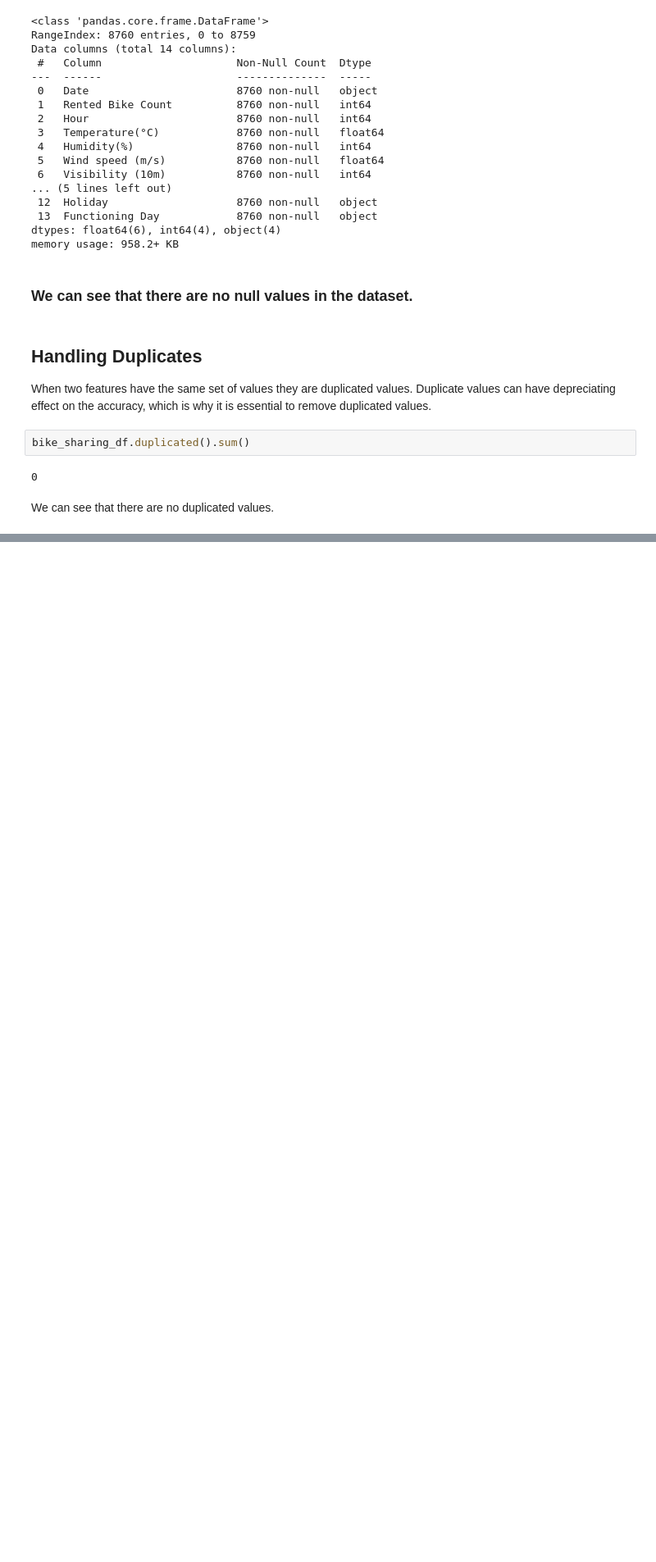
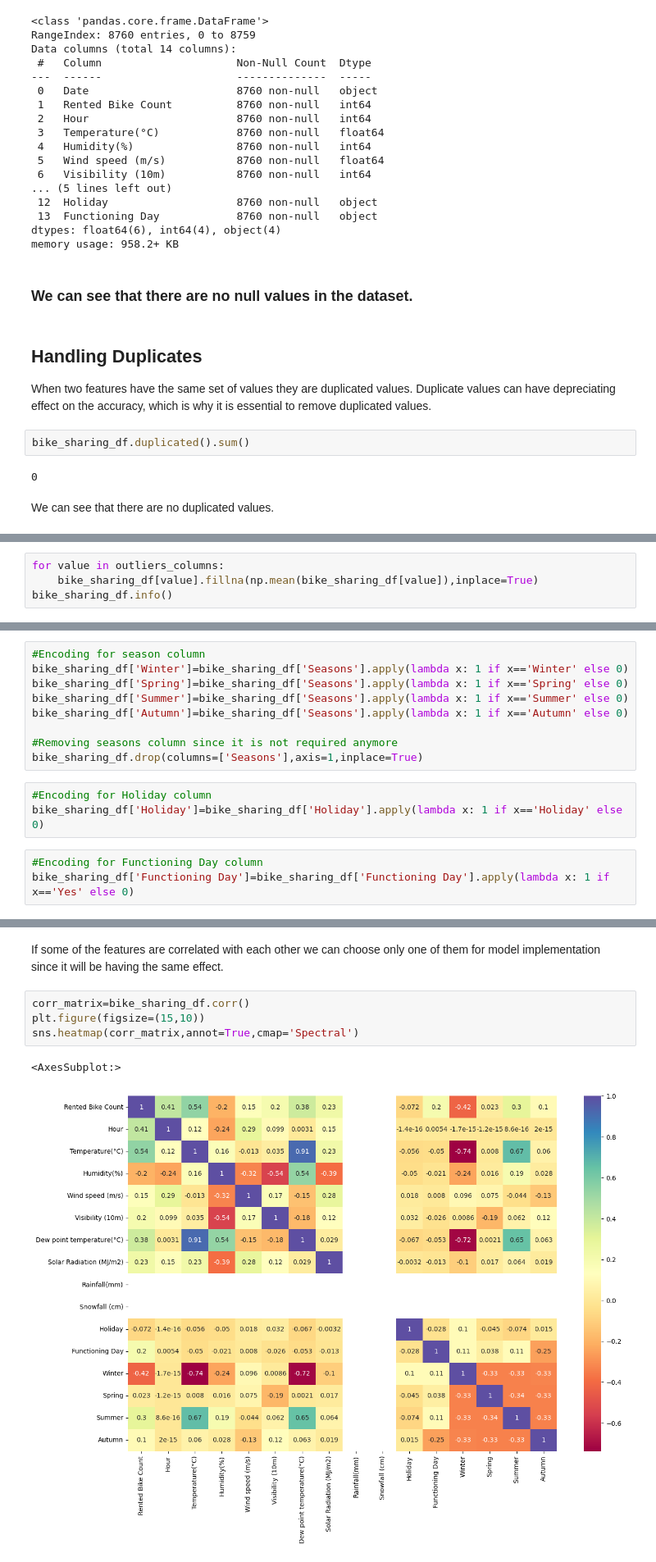
Before and after one commit to vishant750/bike_sharing_demand_prediction, a Jupyter notebook: Bike_sharing_demad_prediction.ipynb, the cells around one changed output, grey strips where cells are left out. Shown at 82% size. Cells and saved outputs as stored; diff of their text form; blank space fills up the shorter version.

```diff
--- a/Bike_sharing_demad_prediction.ipynb
+++ b/Bike_sharing_demad_prediction.ipynb
@@ -363,0 +445,4 @@ We can see that there are no duplicated values.
+# %%
+for value in outliers_columns:
+    bike_sharing_df[value].fillna(np.mean(bike_sharing_df[value]),inplace=True)
+bike_sharing_df.info()
@@ -363,0 +475,15 @@ We can see that there are no duplicated values.
+# %%
+#Encoding for season column
+bike_sharing_df['Winter']=bike_sharing_df['Seasons'].apply(lambda x: 1 if x=='Winter' else 0)
+bike_sharing_df['Spring']=bike_sharing_df['Seasons'].apply(lambda x: 1 if x=='Spring' else 0)
+bike_sharing_df['Summer']=bike_sharing_df['Seasons'].apply(lambda x: 1 if x=='Summer' else 0)
+bike_sharing_df['Autumn']=bike_sharing_df['Seasons'].apply(lambda x: 1 if x=='Autumn' else 0)
+
+#Removing seasons column since it is not required anymore
+bike_sharing_df.drop(columns=['Seasons'],axis=1,inplace=True)
+# %%
+#Encoding for Holiday column
+bike_sharing_df['Holiday']=bike_sharing_df['Holiday'].apply(lambda x: 1 if x=='Holiday' else 0)
+# %%
+#Encoding for Functioning Day column
+bike_sharing_df['Functioning Day']=bike_sharing_df['Functioning Day'].apply(lambda x: 1 if x=='Yes' else 0)
@@ -363,0 +504,9 @@ We can see that there are no duplicated values.
+# %% [markdown]
+If some of the features are correlated with each other we can choose only one of them for model implementation since it will be having the same effect.
+# %%
+corr_matrix=bike_sharing_df.corr()
+plt.figure(figsize=(15,10))
+sns.heatmap(corr_matrix,annot=True,cmap='Spectral')
+# %% [output]
+<AxesSubplot:>
+[figure, added]
```
Also changed, not shown: parts of 22 cells of this notebook.
